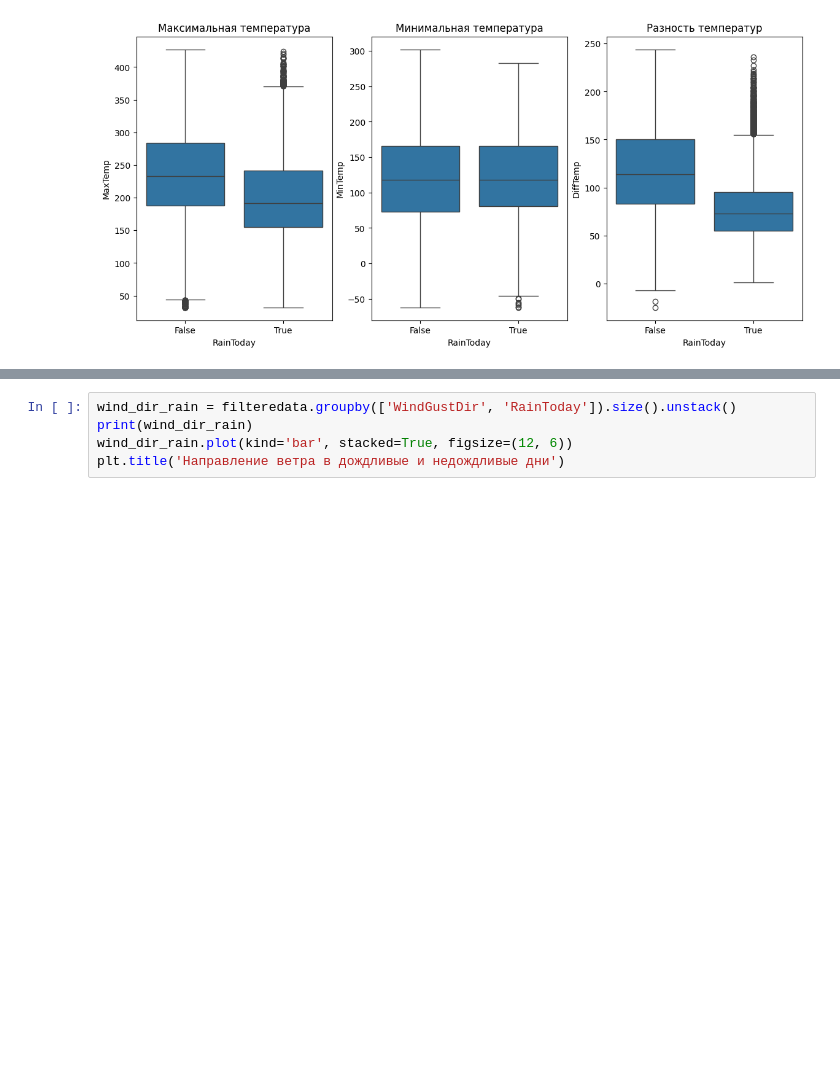
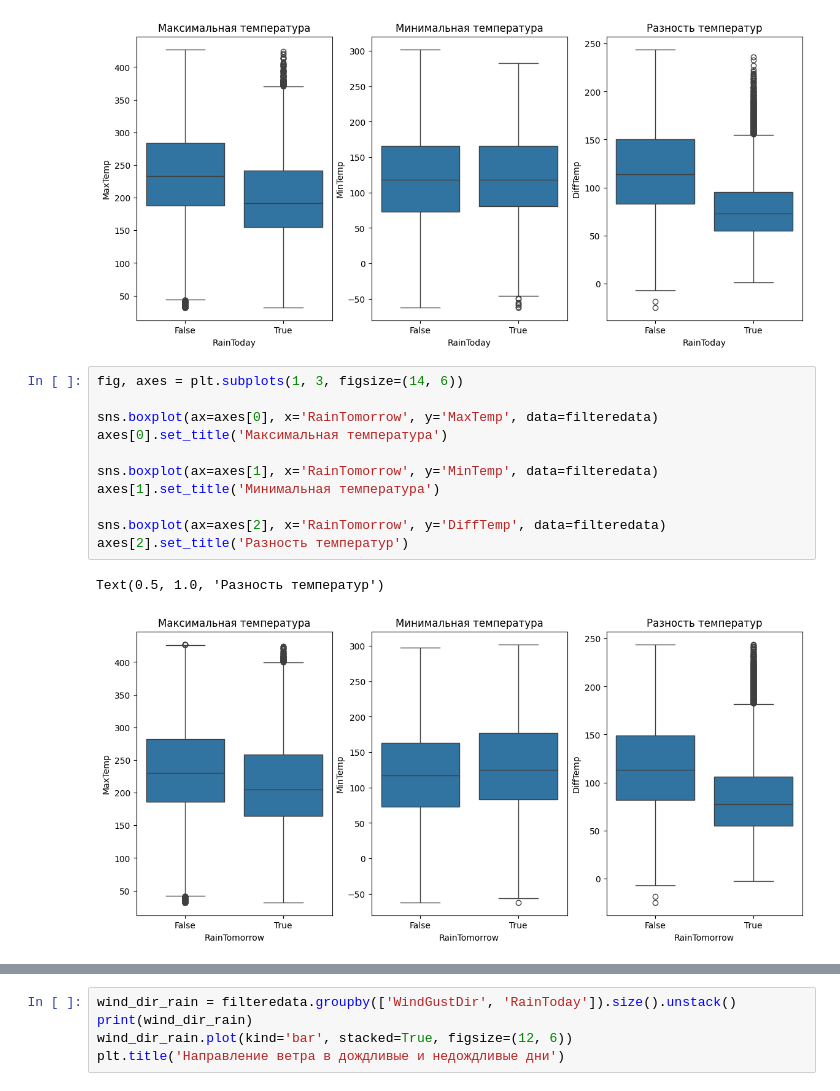
Before and after one commit to TimeFixer/OMGTUSem4, a Jupyter notebook: ML/2.ipynb, the cells around one changed output, grey strips where cells are left out. Drawn from its saved outputs; the diff is of its cells as text; blank space fills up the shorter version.

```diff
--- a/ML/2.ipynb
+++ b/ML/2.ipynb
@@ -591,4 +591,18 @@ axes[2].set_title('Разность температур')
 # %% [output]
 Text(0.5, 1.0, 'Разность температур')
 [figure]
+# %%
+fig, axes = plt.subplots(1, 3, figsize=(14, 6))
+
+sns.boxplot(ax=axes[0], x='RainTomorrow', y='MaxTemp', data=filteredata)
+axes[0].set_title('Максимальная температура')
+
+sns.boxplot(ax=axes[1], x='RainTomorrow', y='MinTemp', data=filteredata)
+axes[1].set_title('Минимальная температура')
+
+sns.boxplot(ax=axes[2], x='RainTomorrow', y='DiffTemp', data=filteredata)
+axes[2].set_title('Разность температур')
+# %% [output]
+Text(0.5, 1.0, 'Разность температур')
+[figure, added]
 # %%
```
Also changed, not shown: parts of 6 cells of this notebook.
